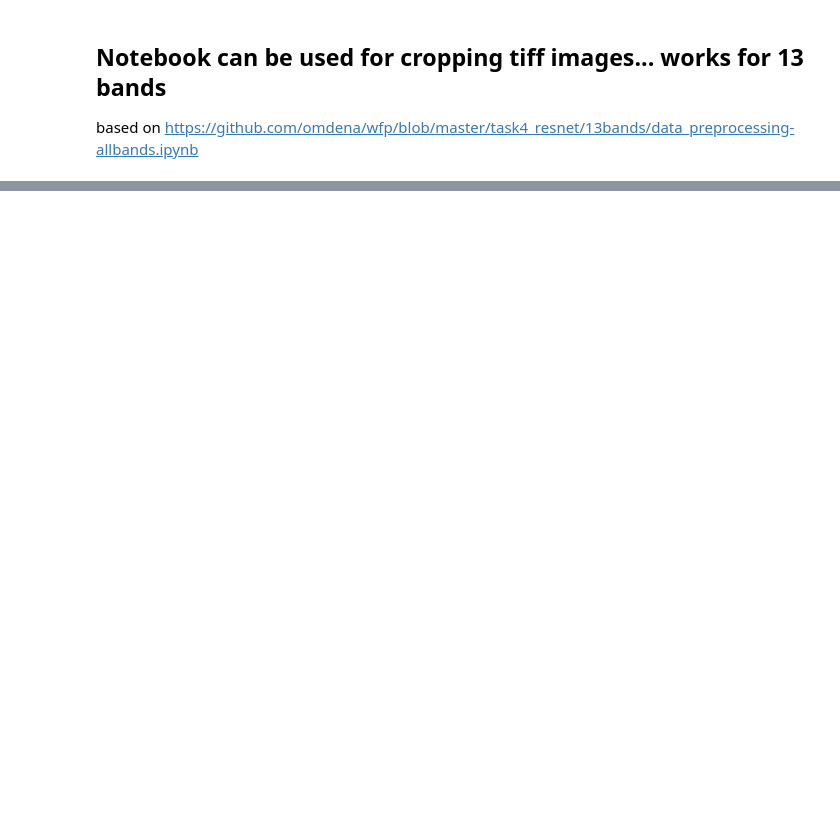
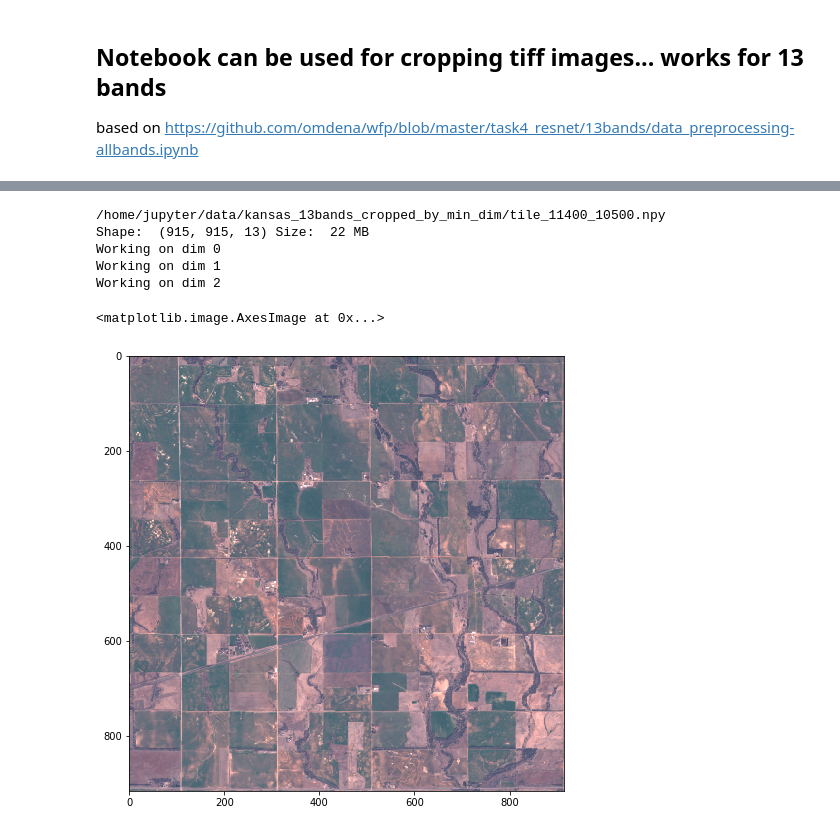
Before and after one commit to AHMEDALOLAWYI/World-Food-Program-, a Jupyter notebook: task_model_unet/13bands_preproc/13band_files_cropping.ipynb, the cells around one changed output, grey strips where cells are left out. Cells and saved outputs as stored; diff of their text form; code cells hidden in the pictures; blank space fills up the shorter version.

```diff
--- a/task_model_unet/13bands_preproc/13band_files_cropping.ipynb
+++ b/task_model_unet/13bands_preproc/13band_files_cropping.ipynb
@@ -94,0 +154,19 @@ print('processed {}, generated {} files'.format(y, i))
+# %%
+path_target = '/home/jupyter/data/kansas_13bands_cropped_by_min_dim/'
+filename = 'tile_11400_10500.npy'
+
+print(path_target + filename.replace('.tif', '.npy'))
+
+cropped = np.load(path_target + filename.replace('.tif', '.npy'))
+
+print('Shape: ', cropped.shape, 'Size: ', round(os.path.getsize(path_target + '/' + filename.replace('.tif', '.npy'))*1e-6), 'MB')
+
+imshow(visualize_all_bands(cropped))
+# %% [output]
+/home/jupyter/data/kansas_13bands_cropped_by_min_dim/tile_11400_10500.npy
+Shape:  (915, 915, 13) Size:  22 MB
+Working on dim 0
+Working on dim 1
+Working on dim 2
+<matplotlib.image.AxesImage at 0x...>
+[figure, added]
```
Also changed, not shown: parts of 11 cells of this notebook.
